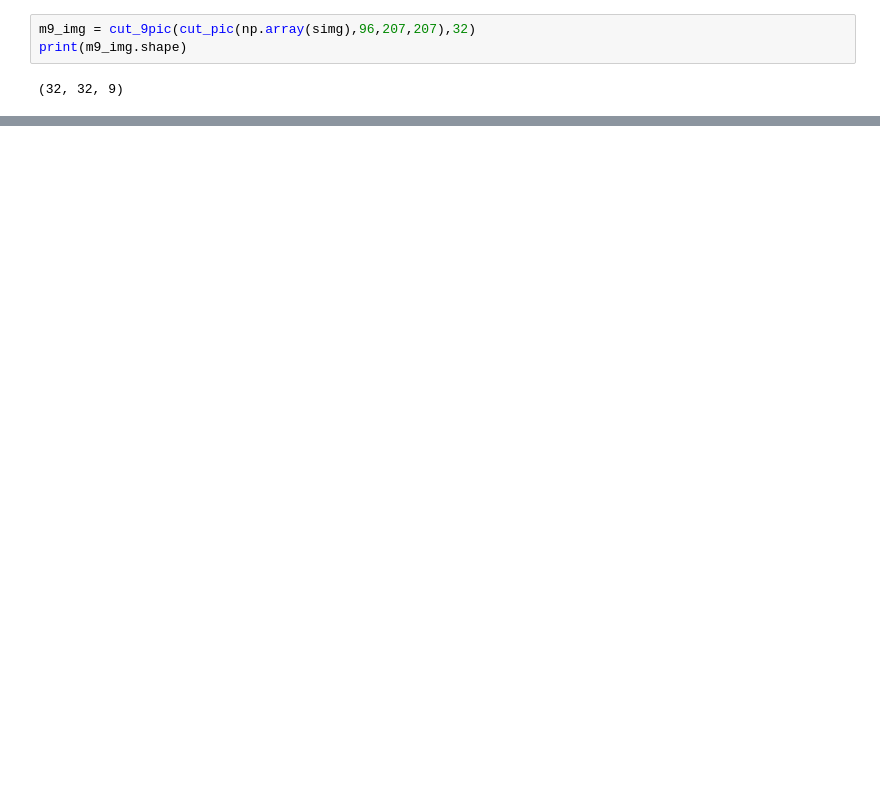
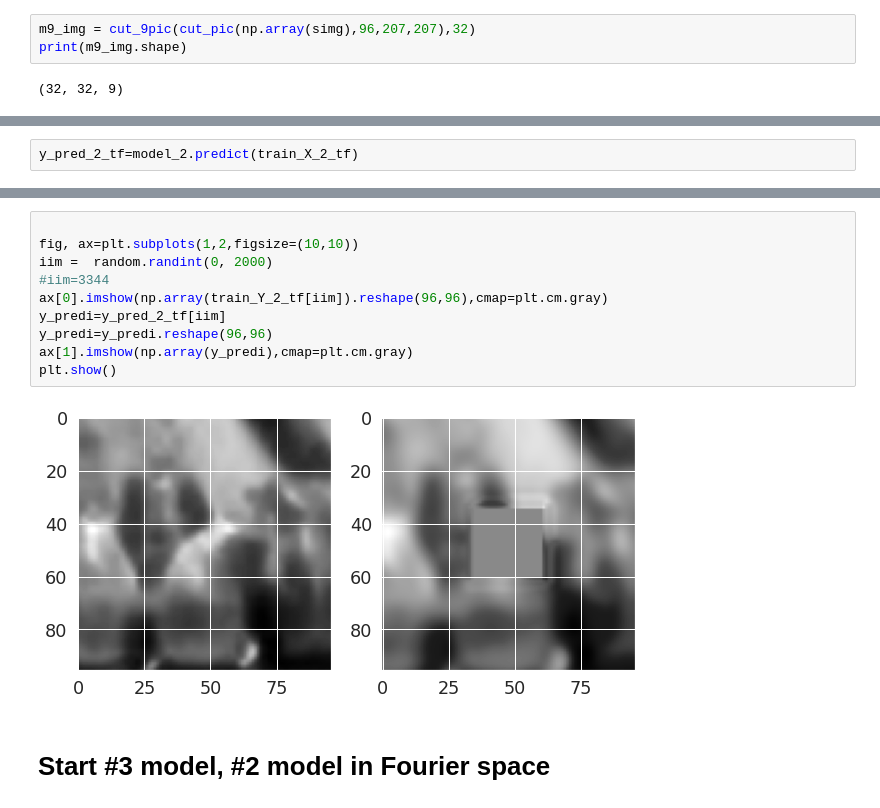
Before and after one commit to WeiKuoLi/Picture-Interpolation, a Jupyter notebook: picture_interpolation.ipynb, the cells around one changed output, grey strips where cells are left out. Drawn from its saved outputs; the diff is of its cells as text; blank space fills up the shorter version.

```diff
--- a/picture_interpolation.ipynb
+++ b/picture_interpolation.ipynb
@@ -364,0 +573,2 @@ now (9, 32, 32)
+# %%
+y_pred_2_tf=model_2.predict(train_X_2_tf)
@@ -364,0 +577,14 @@ now (9, 32, 32)
+# %%
+
+fig, ax=plt.subplots(1,2,figsize=(10,10))
+iim =  random.randint(0, 2000)
+#iim=3344
+ax[0].imshow(np.array(train_Y_2_tf[iim]).reshape(96,96),cmap=plt.cm.gray)
+y_predi=y_pred_2_tf[iim]
+y_predi=y_predi.reshape(96,96)
+ax[1].imshow(np.array(y_predi),cmap=plt.cm.gray)
+plt.show()
+# %% [output]
+[figure, added]
+# %% [markdown]
+# Start #3 model, #2 model in Fourier space
```
Also changed, not shown: parts of 34 cells of this notebook.
